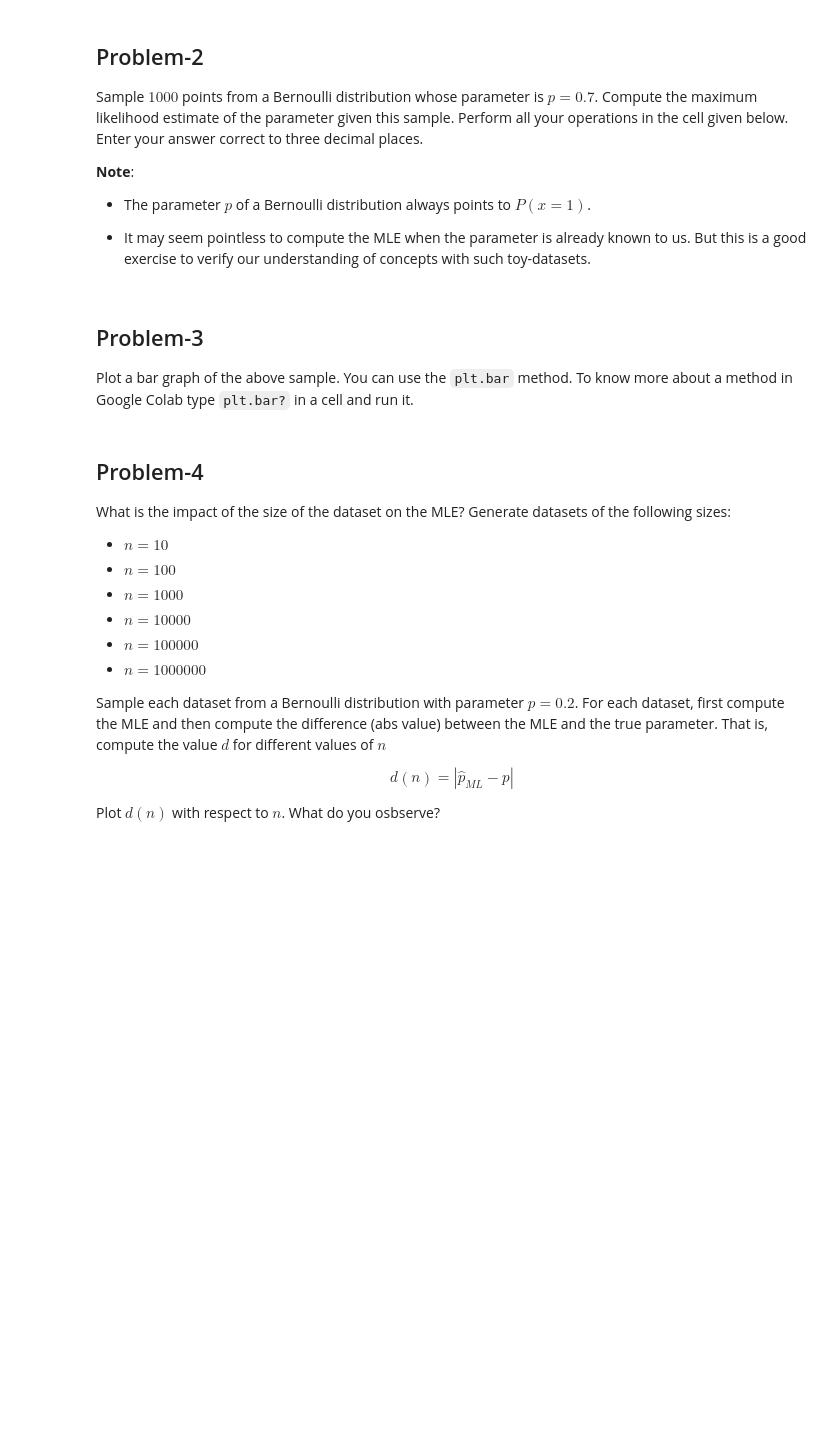
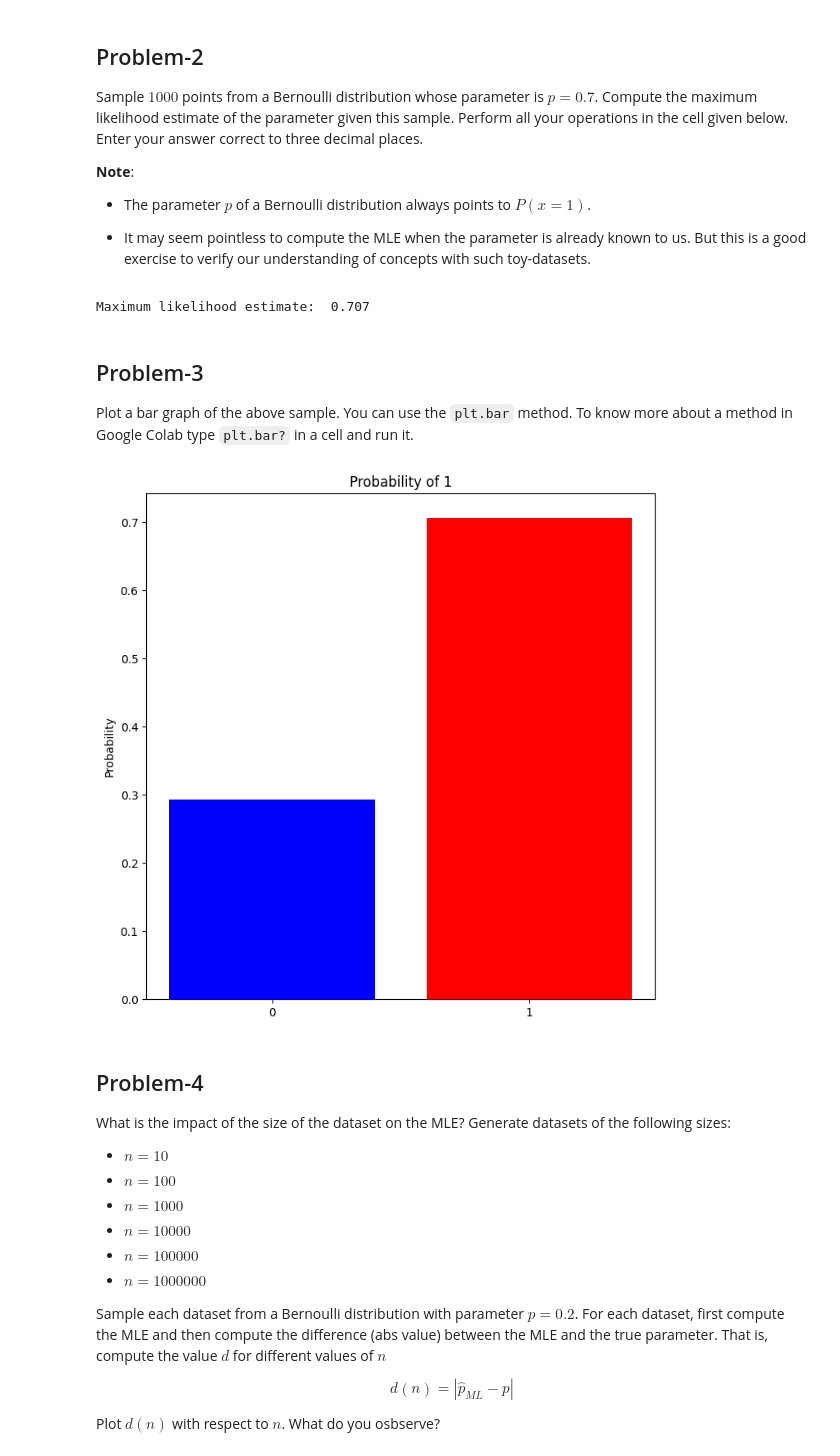
Before and after one commit to kumar-shivang/Machine-Learning-T, a Jupyter notebook: Week_4_part_1.ipynb, the cells around one changed output. Saved outputs shown, nothing was run; the diff lists cells and outputs as text; code cells hidden in the pictures; blank space fills up the shorter version.

```diff
--- a/Week_4_part_1.ipynb
+++ b/Week_4_part_1.ipynb
@@ -60,6 +64,11 @@ Sample $1000$ points from a  Bernoulli distribution whose parameter is $p = 0.7$
 ### RNG ###
 rng = np.random.default_rng(seed = 1001)
 ### Solution ###
+X = rng.choice([0, 1], size = 1000, p = [0.3, 0.7])
+ml_est = np.mean(X==1)
+print('Maximum likelihood estimate: ', ml_est)
+# %% [output]
+Maximum likelihood estimate:  0.707
 # %% [markdown]
 ## Problem-3
 
@@ -69,3 +76,12 @@ Plot a bar graph of the above sample. You can use the `plt.bar` method. To know
+# %%
+#plot bar
+plt.bar([0, 1], [1-np.mean(X),np.mean(X)], color = ['blue', 'red'])
+plt.xticks([0, 1], ['0', '1'])
+plt.ylabel('Probability')
+plt.title('Probability of 1')
+plt.show()
+# %% [output]
+[figure, added]
 # %% [markdown]
 ## Problem-4
 
```
Also changed, not shown: parts of 15 cells of this notebook.
